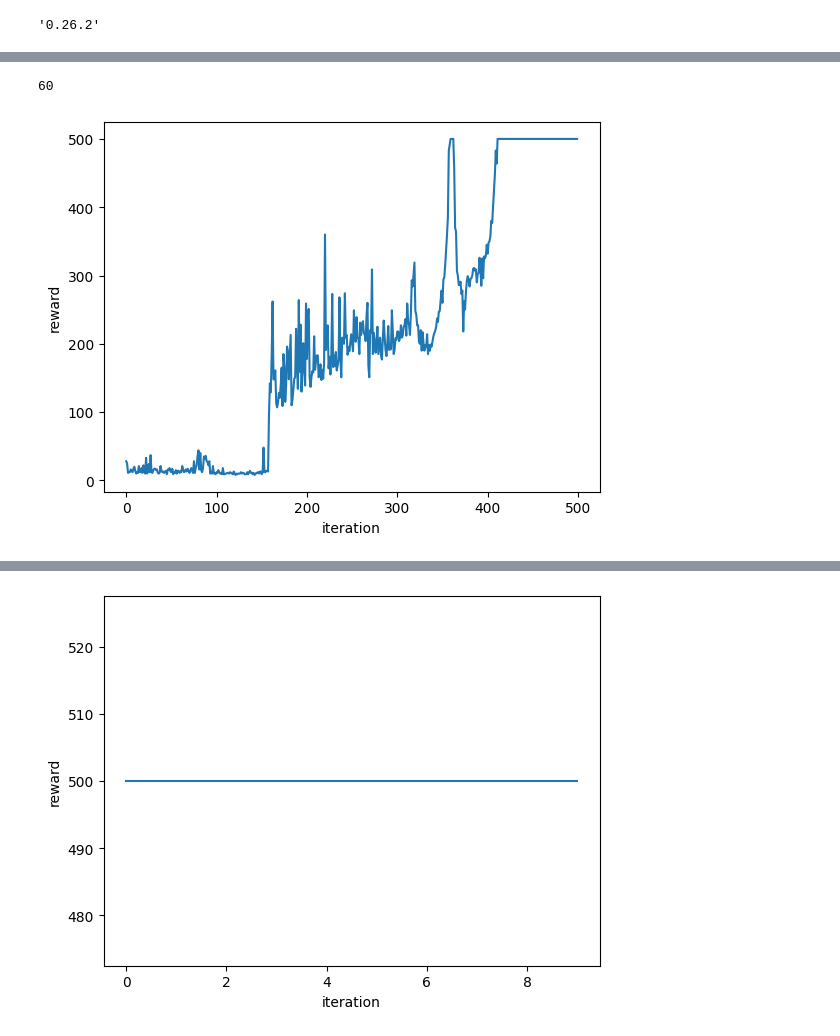
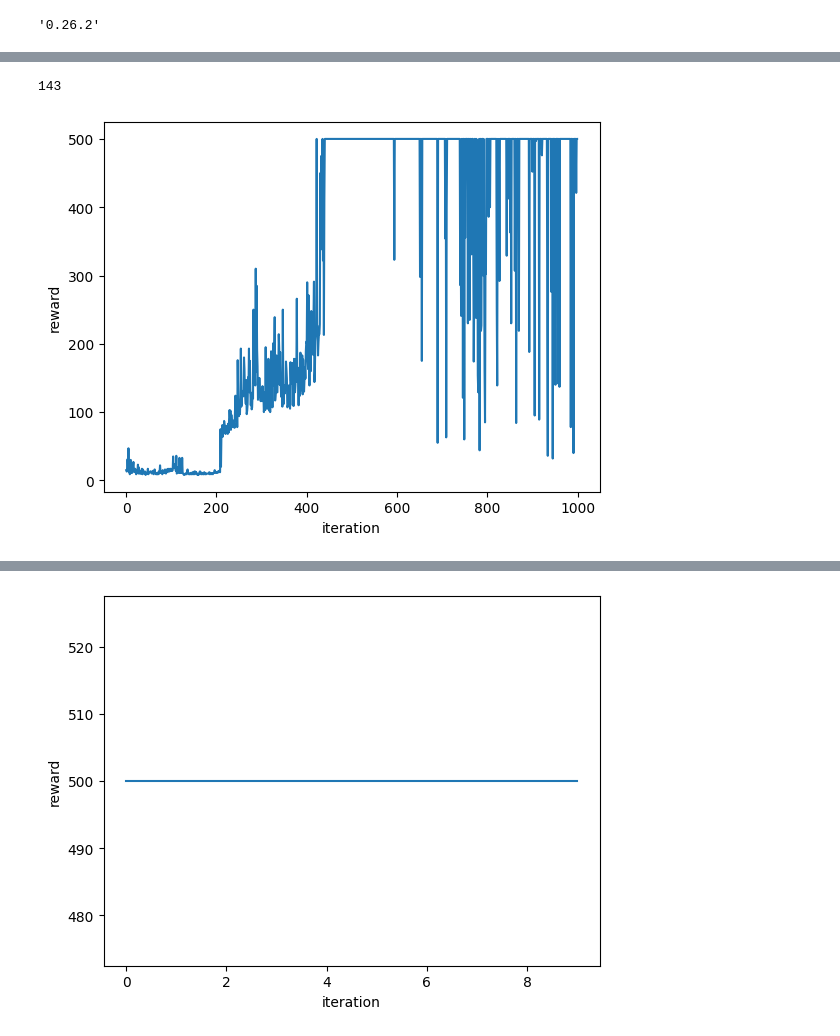
Before and after one commit to JimmyMercer217/Gym-Practice, a Jupyter notebook: CartPole/CartPole_v1_Double_DQN_or_DQN.ipynb, the cells around one changed output, grey strips where cells are left out. Drawn from its saved outputs; the diff is of its cells as text; code cells hidden in the pictures.

```diff
--- a/CartPole/CartPole_v1_Double_DQN_or_DQN.ipynb
+++ b/CartPole/CartPole_v1_Double_DQN_or_DQN.ipynb
@@ -319,0 +256,3 @@ Complete
+# %%
+dqn = Agent(env)
+DQN_rewrd = train_model(dqn, env)
@@ -323,11 +280,11 @@ def draw_pic(x, y, path):
     plt.xlabel("iteration")
     plt.ylabel("reward")
     plt.savefig(path)
-# %%
-print(len(reward_list))
-# %% [output]
-60
+# %%
+len(dqn.memory)
+# %% [output]
+143
 # %%
-draw_pic(range(len(reward_list)), reward_list, "iteration-sumReward")
+draw_pic(range(len(DQN_rewrd)), DQN_rewrd, "iteration-sumReward")
 # %% [output]
-[figure, old version]
+[figure, new version]
```
Also changed, not shown: parts of 14 cells of this notebook, 1 other file.
